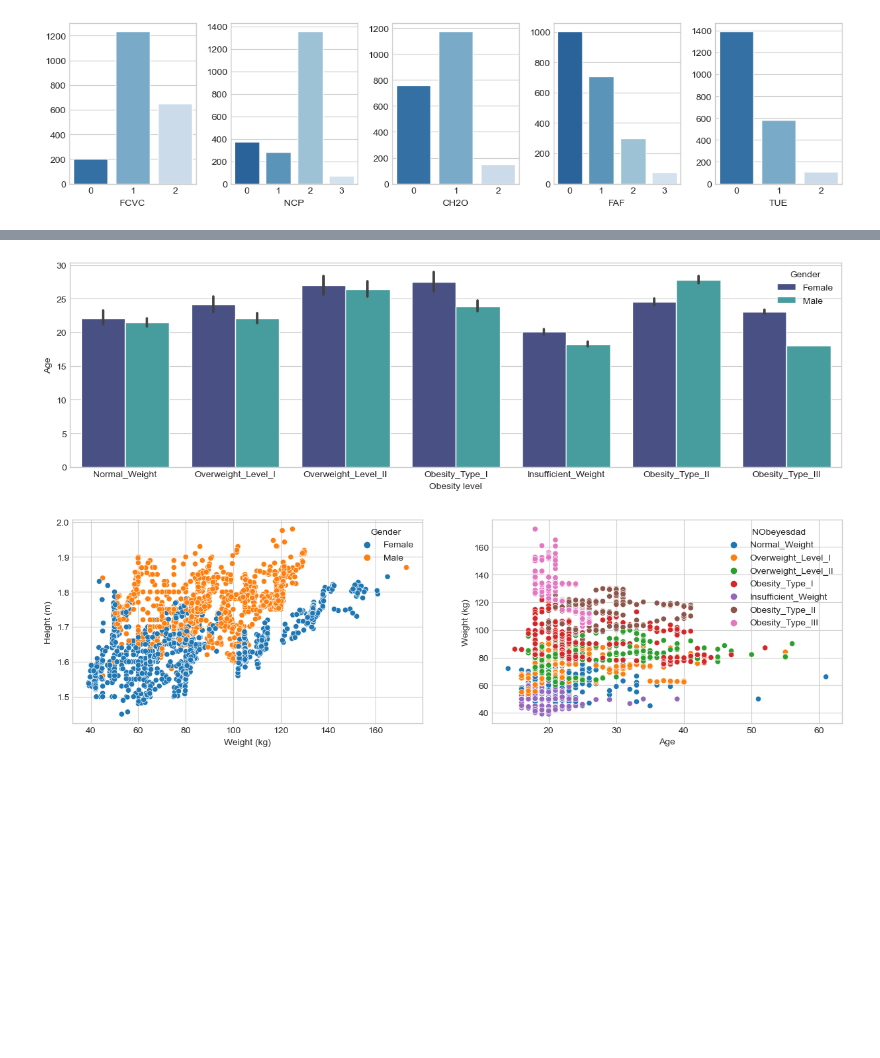
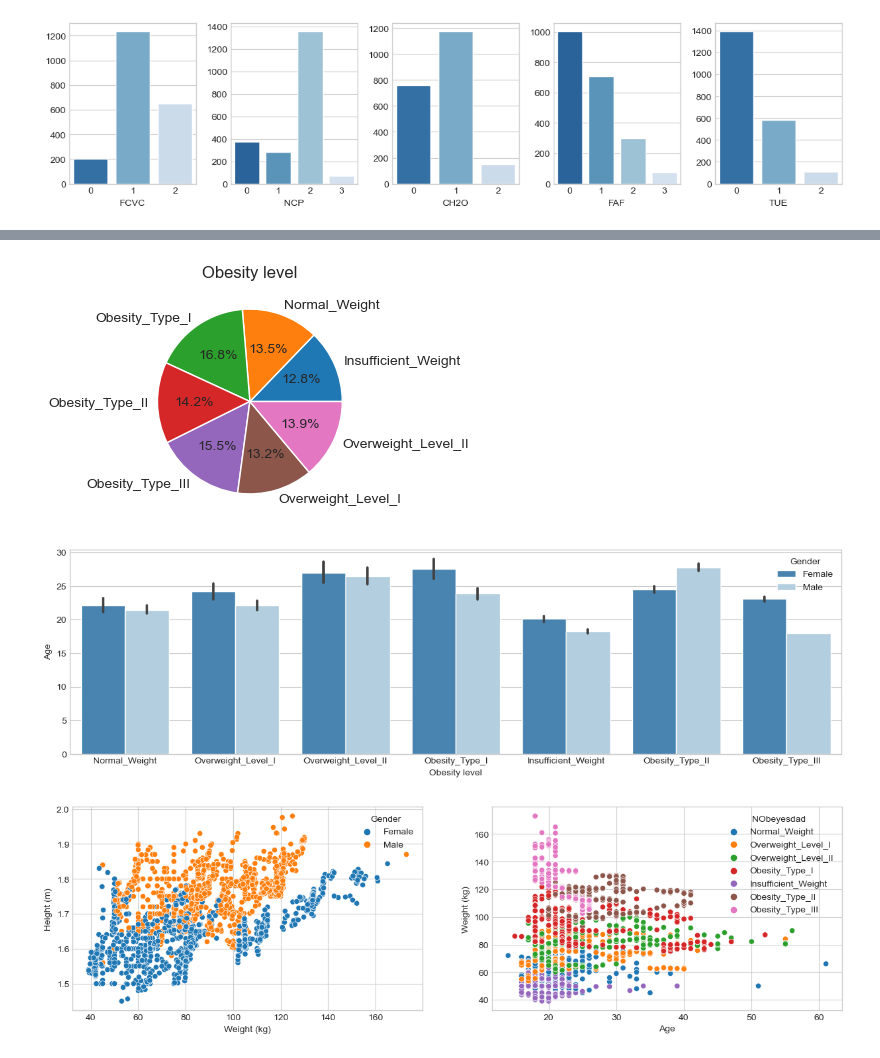
Before and after one commit to ivanica9598/ML_Classification, a Jupyter notebook: Projekat1.ipynb, the cells around one changed output, grey strips where cells are left out. Saved outputs shown, nothing was run; the diff lists cells and outputs as text; code cells hidden in the pictures; blank space fills up the shorter version.

```diff
--- a/Projekat1.ipynb
+++ b/Projekat1.ipynb
@@ -231,10 +236,21 @@ plt.tight_layout()
+# %%
+plt.figure(figsize=(6, 3))
+
+plt.title("Obesity level")
+data.groupby("NObeyesdad").size().plot(kind='pie', autopct='%1.1f%%')
+
+plt.show()
+# %% [output]
+[figure, added]
 # %%
 fig = plt.figure(figsize = (15, 4))
-sns.barplot(x="NObeyesdad", y="Age", hue="Gender", data=data, palette="mako")
+
+sns.barplot(x="NObeyesdad", y="Age", hue="Gender", data=data, palette="Blues_r")
 plt.xlabel("Obesity level")
 plt.ylabel("Age")
+
 plt.show()
 # %% [output]
-[figure, old version]
+[figure, new version]
 # %%
 fig = plt.figure(figsize = (15, 4))
```
Also changed, not shown: parts of 30 cells of this notebook.
